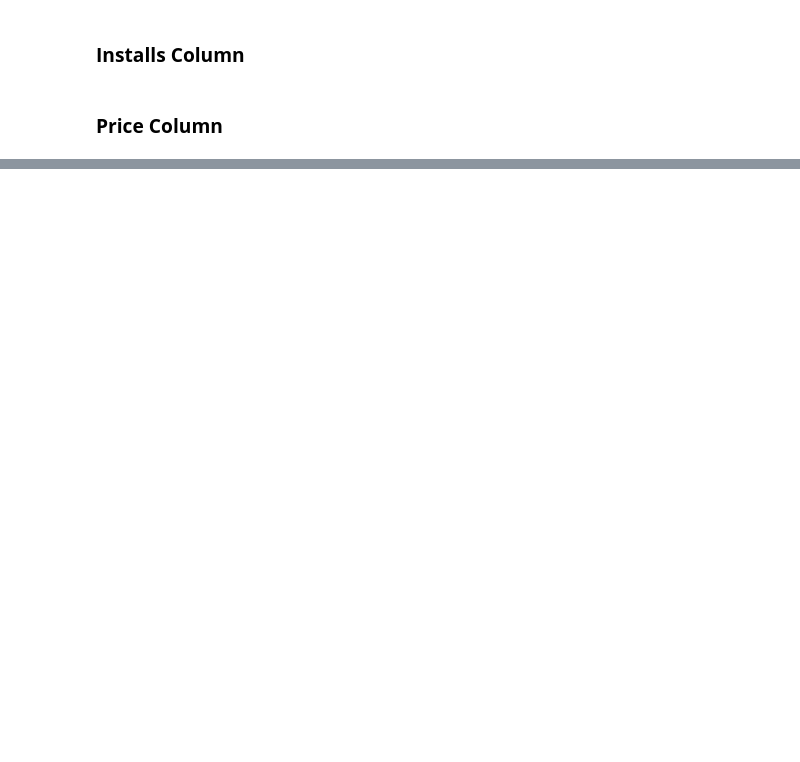
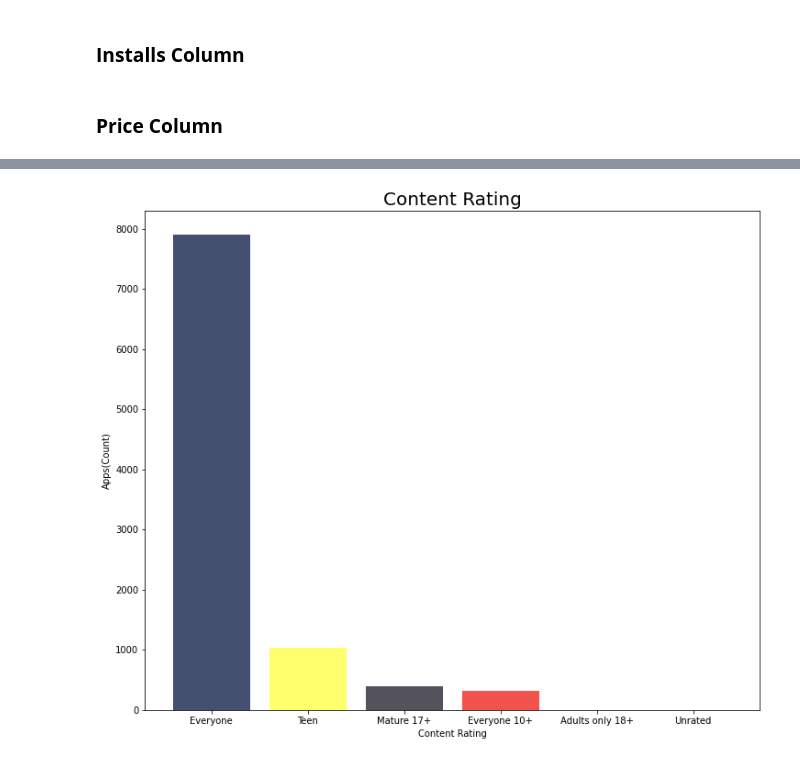
Before and after one commit to Jahnavi-Jaolekar/Play-Store-Review-Analysis, a Jupyter notebook: Play_Store_App_Review_Analysis_Capstone_Project.ipynb, the cells around one changed output, grey strips where cells are left out. Saved outputs shown, nothing was run; the diff lists cells and outputs as text; code cells hidden in the pictures; blank space fills up the shorter version.

```diff
--- a/Play_Store_App_Review_Analysis_Capstone_Project.ipynb
+++ b/Play_Store_App_Review_Analysis_Capstone_Project.ipynb
@@ -229,5 +278,5 @@ play_store['Size'] = play_store.Size.replace('Varies with device', np.NaN)
 # %%
 # Convert Size Column from object to integer
-play_store['Size'] = pd.to_numeric(play_store['Size'])
+play_store['Size'] = pd.to_numeric(play_store['Size'],errors='coerce')
 give_info()
 # %% [output]
@@ -236,18 +298,19 @@ TypeError: ignored
 ### **Installs Column**
 # %%
 #Remove '+' sign from
-play_store['Installs'] = play_store.Installs.apply(lambda x: x.strip('+'))
+play_store['Installs'] = play_store.Installs.apply(lambda x: str(x).replace('+', '') if '+' in str(x) else str(x))
 
 # Remove the ',' from the numbers.
-play_store['Installs'] = play_store.Installs.apply(lambda x: x.replace(',', ''))
+play_store['Installs'] = play_store.Installs.apply(lambda x: str(x).replace(',', '') if ',' in str(x) else str(x))
 
 # Convert it from string type to numeric type
-play_store['Installs'] = pd.to_numeric(play_store['Installs'])
+play_store['Installs'] = pd.to_numeric(play_store['Installs'],errors='coerce')
 # %% [markdown]
 ### **Price Column**
 # %%
 # Remove'$' sign
-play_store['Price'] = play_store.Price.apply(lambda x: x.strip('$'))
+play_store['Price'] = play_store.Price.apply(lambda x: str(x).replace('$', '') if '$' in str(x) else str(x))
 
 # Convert the values to Numeric type.
-play_store['Price'] = pd.to_numeric(play_store['Price'])
+play_store['Price'] = pd.to_numeric(play_store['Price'],errors='coerce')
+play_store.describe()
@@ -256,0 +383,17 @@ TypeError: ignored
+# %%
+x2 = play_store['Content Rating'].value_counts().index
+y2 = play_store['Content Rating'].value_counts()
+
+x2sis = []
+y2sis = []
+for i in range(len(x2)):
+    x2sis.append(x2[i])
+    y2sis.append(y2[i])
+# %%
+plt.figure(figsize=(12,10))
+plt.bar(x2sis,y2sis,width=0.8,color=['#15244C','#FFFF48','#292734','#EF2920','#CD202D','#ECC5F2'], alpha=0.8);
+plt.title('Content Rating',size = 20);
+plt.ylabel('Apps(Count)');
+plt.xlabel('Content Rating');
+# %% [output]
+[figure, added]
```
Also changed, not shown: parts of 22 cells of this notebook.
